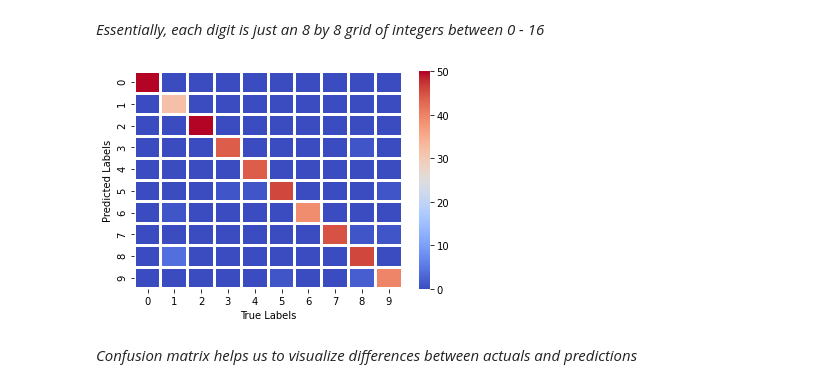
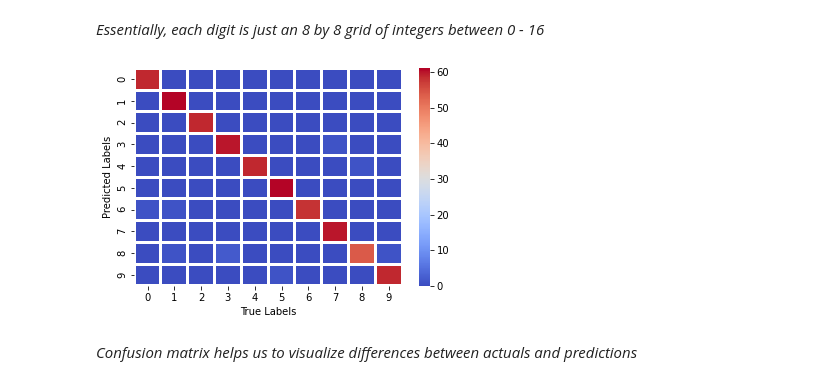
Before and after one commit to wojtekpogo/emerging-technologies, a Jupyter notebook: scikit-learn.ipynb, the cells around one changed output. Cells and saved outputs as stored; diff of their text form; code cells hidden in the pictures.

```diff
--- a/scikit-learn.ipynb
+++ b/scikit-learn.ipynb
@@ -127,12 +134,16 @@ plt.close()
 *Essentially, each digit is just an 8 by 8 grid of integers between 0 - 16*
 # %%
 from sklearn import metrics
-seaborn.heatmap(metrics.confusion_matrix(y_test,y_pred), cmap='coolwarm', linewidths=2)
+linear_model = svm.SVC(kernel='linear', degree=3, gamma='scale')
+linear_model.fit(X_train,y_train)
+# Predict
+y_pred = linear_model.predict(X_test)
+sns.heatmap(metrics.confusion_matrix(y_test,y_pred), cmap='coolwarm', linewidths=2)
 plt.xlabel('True Labels')
 plt.ylabel('Predicted Labels')
 plt.show()
 # %% [output]
-[figure, old version]
+[figure, new version]
 # %% [markdown]
 *Confusion matrix helps us to visualize differences between actuals and predictions*
 # %% [markdown]
```
Also changed, not shown: parts of 13 cells of this notebook, 14 other files.
